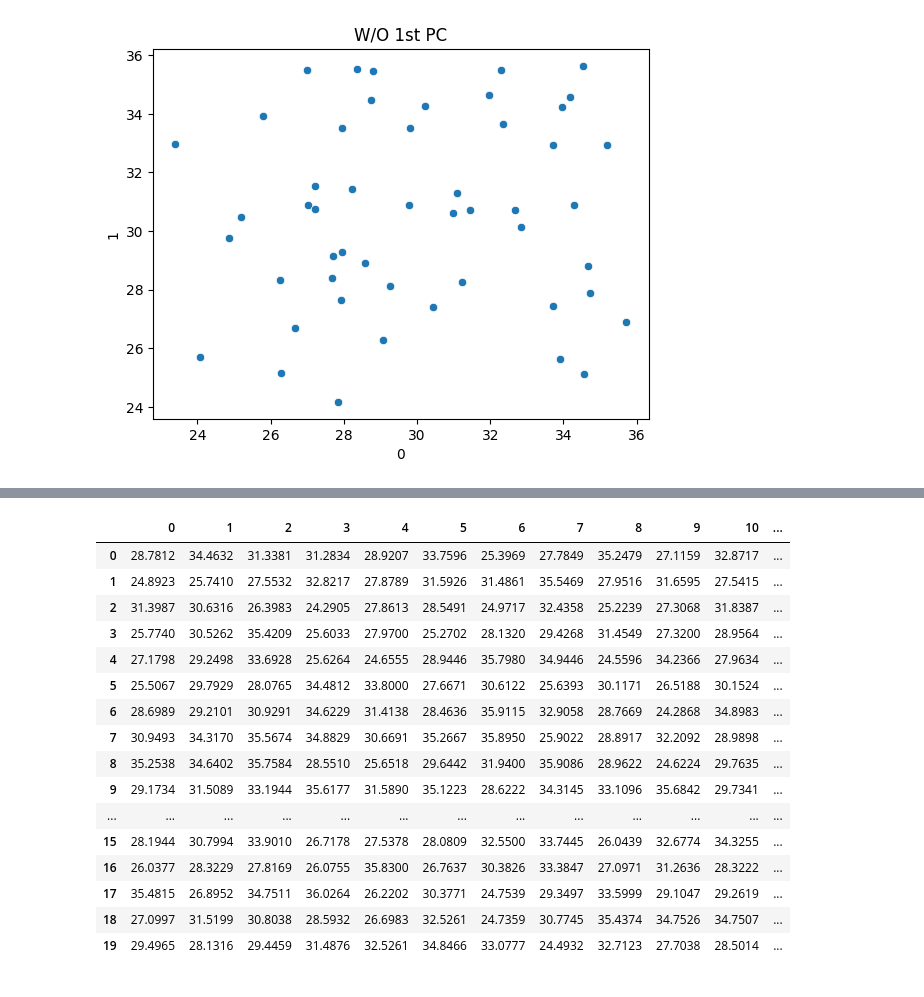
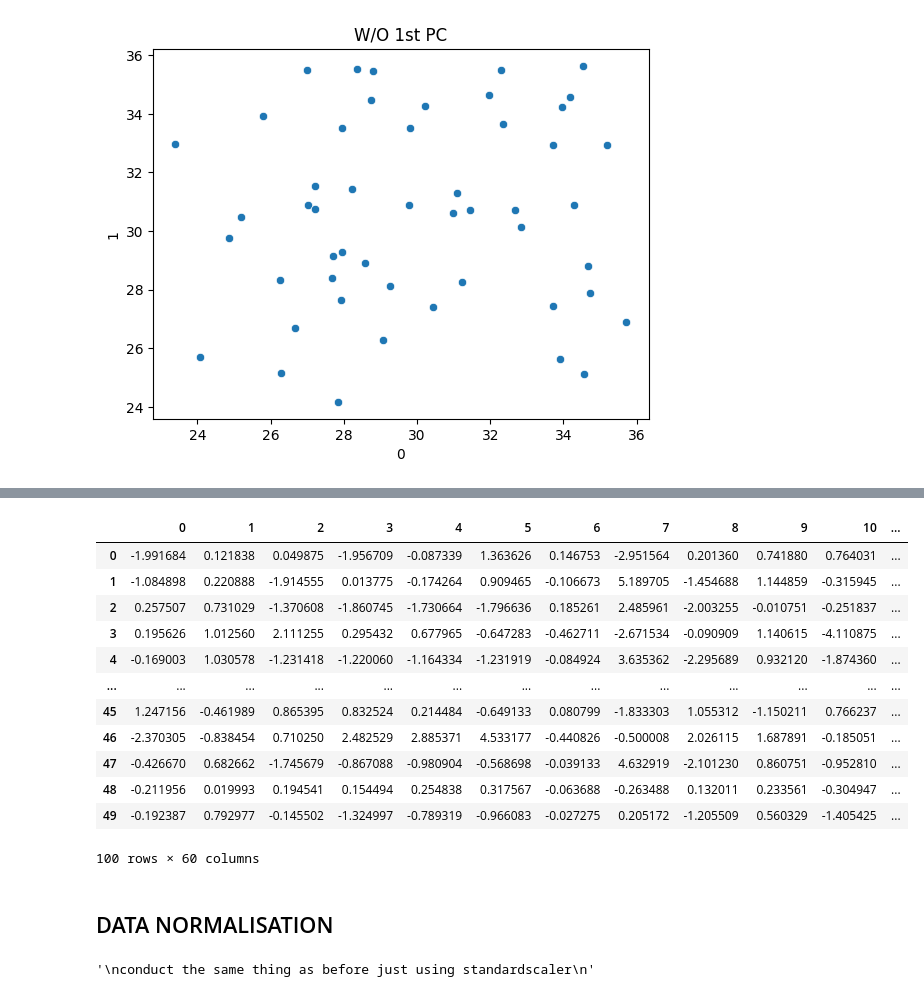
Before and after one commit to gdayjilljiw/ice-pca-hw, a Jupyter notebook: pca-and-ica.ipynb, the cells around one changed output, grey strips where cells are left out. Saved outputs shown, nothing was run; the diff lists cells and outputs as text; code cells hidden in the pictures.

```diff
--- a/pca-and-ica.ipynb
+++ b/pca-and-ica.ipynb
@@ -187,11 +182,11 @@ Now, we have 50 samples and 60 features on both training and test sets. => dimen
 # %%
 normal_sig_data = df[:100]
-train_normal = normal_sig_data[:50] #first 50 of normal signal data as TRAINING
+train = normal_sig_data[:50] #first 50 of normal signal data as TRAINING
 test = normal_sig_data[50:100] # another rest of normal data -- 50 data as TEST SET
-print(train_normal.shape, test.shape)
+print(train.shape, test.shape)
 # %% [output]
 (50, 60) (50, 60)
 # %%
-pca = PCA(n_components=5, random_state=42)
-pca_train = pca.fit_transform(train_normal)
+pca = PCA(n_components=10)
+pca_train = pca.fit(train)
 # %%
@@ -413,20 +456,19 @@ Xt_removed_pc1
 # %%
-normal_sig_data.head(20)
+pd.DataFrame(pca.components_[1:])
+pca_rmpc1 @ pca.components_[1:]
 # %% [output]
 |  | 0 | 1 | 2 | 3 | 4 | 5 | 6 | 7 | 8 | 9 | 10 | ... |
-| 0 | 28.7812 | 34.4632 | 31.3381 | 31.2834 | 28.9207 | 33.7596 | 25.3969 | 27.7849 | 35.2479 | 27.1159 | 32.8717 | ... |
-| 1 | 24.8923 | 25.7410 | 27.5532 | 32.8217 | 27.8789 | 31.5926 | 31.4861 | 35.5469 | 27.9516 | 31.6595 | 27.5415 | ... |
-| 2 | 31.3987 | 30.6316 | 26.3983 | 24.2905 | 27.8613 | 28.5491 | 24.9717 | 32.4358 | 25.2239 | 27.3068 | 31.8387 | ... |
-| 3 | 25.7740 | 30.5262 | 35.4209 | 25.6033 | 27.9700 | 25.2702 | 28.1320 | 29.4268 | 31.4549 | 27.3200 | 28.9564 | ... |
-| 4 | 27.1798 | 29.2498 | 33.6928 | 25.6264 | 24.6555 | 28.9446 | 35.7980 | 34.9446 | 24.5596 | 34.2366 | 27.9634 | ... |
-| 5 | 25.5067 | 29.7929 | 28.0765 | 34.4812 | 33.8000 | 27.6671 | 30.6122 | 25.6393 | 30.1171 | 26.5188 | 30.1524 | ... |
-| 6 | 28.6989 | 29.2101 | 30.9291 | 34.6229 | 31.4138 | 28.4636 | 35.9115 | 32.9058 | 28.7669 | 24.2868 | 34.8983 | ... |
-| 7 | 30.9493 | 34.3170 | 35.5674 | 34.8829 | 30.6691 | 35.2667 | 35.8950 | 25.9022 | 28.8917 | 32.2092 | 28.9898 | ... |
-| 8 | 35.2538 | 34.6402 | 35.7584 | 28.5510 | 25.6518 | 29.6442 | 31.9400 | 35.9086 | 28.9622 | 24.6224 | 29.7635 | ... |
-| 9 | 29.1734 | 31.5089 | 33.1944 | 35.6177 | 31.5890 | 35.1223 | 28.6222 | 34.3145 | 33.1096 | 35.6842 | 29.7341 | ... |
+| 0 | -1.991684 | 0.121838 | 0.049875 | -1.956709 | -0.087339 | 1.363626 | 0.146753 | -2.951564 | 0.201360 | 0.741880 | 0.764031 | ... |
+| 1 | -1.084898 | 0.220888 | -1.914555 | 0.013775 | -0.174264 | 0.909465 | -0.106673 | 5.189705 | -1.454688 | 1.144859 | -0.315945 | ... |
+| 2 | 0.257507 | 0.731029 | -1.370608 | -1.860745 | -1.730664 | -1.796636 | 0.185261 | 2.485961 | -2.003255 | -0.010751 | -0.251837 | ... |
+| 3 | 0.195626 | 1.012560 | 2.111255 | 0.295432 | 0.677965 | -0.647283 | -0.462711 | -2.671534 | -0.090909 | 1.140615 | -4.110875 | ... |
+| 4 | -0.169003 | 1.030578 | -1.231418 | -1.220060 | -1.164334 | -1.231919 | -0.084924 | 3.635362 | -2.295689 | 0.932120 | -1.874360 | ... |
 | ... | ... | ... | ... | ... | ... | ... | ... | ... | ... | ... | ... | ... |
-| 15 | 28.1944 | 30.7994 | 33.9010 | 26.7178 | 27.5378 | 28.0809 | 32.5500 | 33.7445 | 26.0439 | 32.6774 | 34.3255 | ... |
-| 16 | 26.0377 | 28.3229 | 27.8169 | 26.0755 | 35.8300 | 26.7637 | 30.3826 | 33.3847 | 27.0971 | 31.2636 | 28.3222 | ... |
-| 17 | 35.4815 | 26.8952 | 34.7511 | 36.0264 | 26.2202 | 30.3771 | 24.7539 | 29.3497 | 33.5999 | 29.1047 | 29.2619 | ... |
-| 18 | 27.0997 | 31.5199 | 30.8038 | 28.5932 | 26.6983 | 32.5261 | 24.7359 | 30.7745 | 35.4374 | 34.7526 | 34.7507 | ... |
-| 19 | 29.4965 | 28.1316 | 29.4459 | 31.4876 | 32.5261 | 34.8466 | 33.0777 | 24.4932 | 32.7123 | 27.7038 | 28.5014 | ... |
+| 45 | 1.247156 | -0.461989 | 0.865395 | 0.832524 | 0.214484 | -0.649133 | 0.080799 | -1.833303 | 1.055312 | -1.150211 | 0.766237 | ... |
+| 46 | -2.370305 | -0.838454 | 0.710250 | 2.482529 | 2.885371 | 4.533177 | -0.440826 | -0.500008 | 2.026115 | 1.687891 | -0.185051 | ... |
+| 47 | -0.426670 | 0.682662 | -1.745679 | -0.867088 | -0.980904 | -0.568698 | -0.039133 | 4.632919 | -2.101230 | 0.860751 | -0.952810 | ... |
+| 48 | -0.211956 | 0.019993 | 0.194541 | 0.154494 | 0.254838 | 0.317567 | -0.063688 | -0.263488 | 0.132011 | 0.233561 | -0.304947 | ... |
+| 49 | -0.192387 | 0.792977 | -0.145502 | -1.324997 | -0.789319 | -0.966083 | -0.027275 | 0.205172 | -1.205509 | 0.560329 | -1.405425 | ... |
+100 rows × 60 columns
+# %% [markdown]
+## DATA NORMALISATION
@@ -432,0 +479,6 @@ normal_sig_data.head(20)
+# %%
+"""
+conduct the same thing as before just using standardscaler
+"""
+# %% [output]
+'\nconduct the same thing as before just using standardscaler\n'
```
Also changed, not shown: parts of 25 cells of this notebook, 1 other file.
